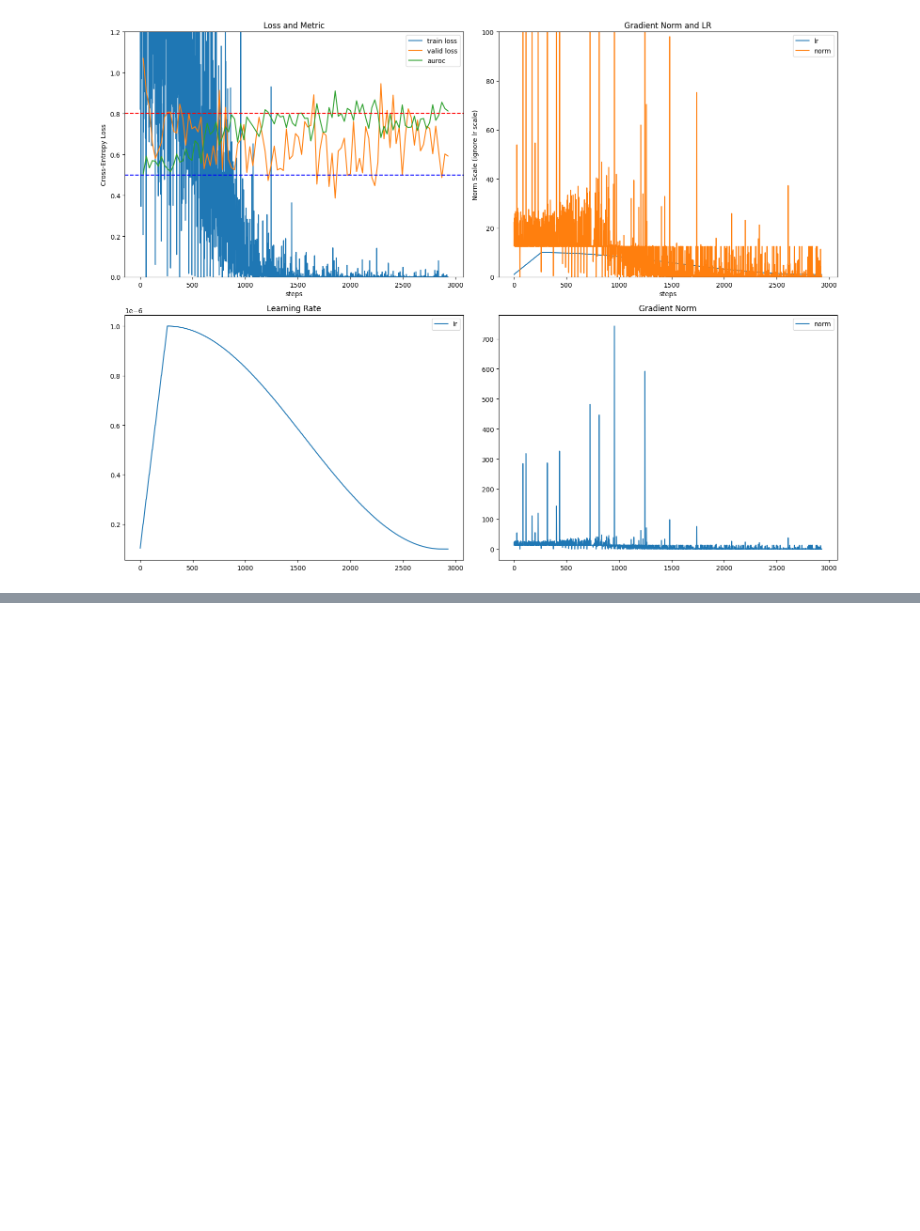
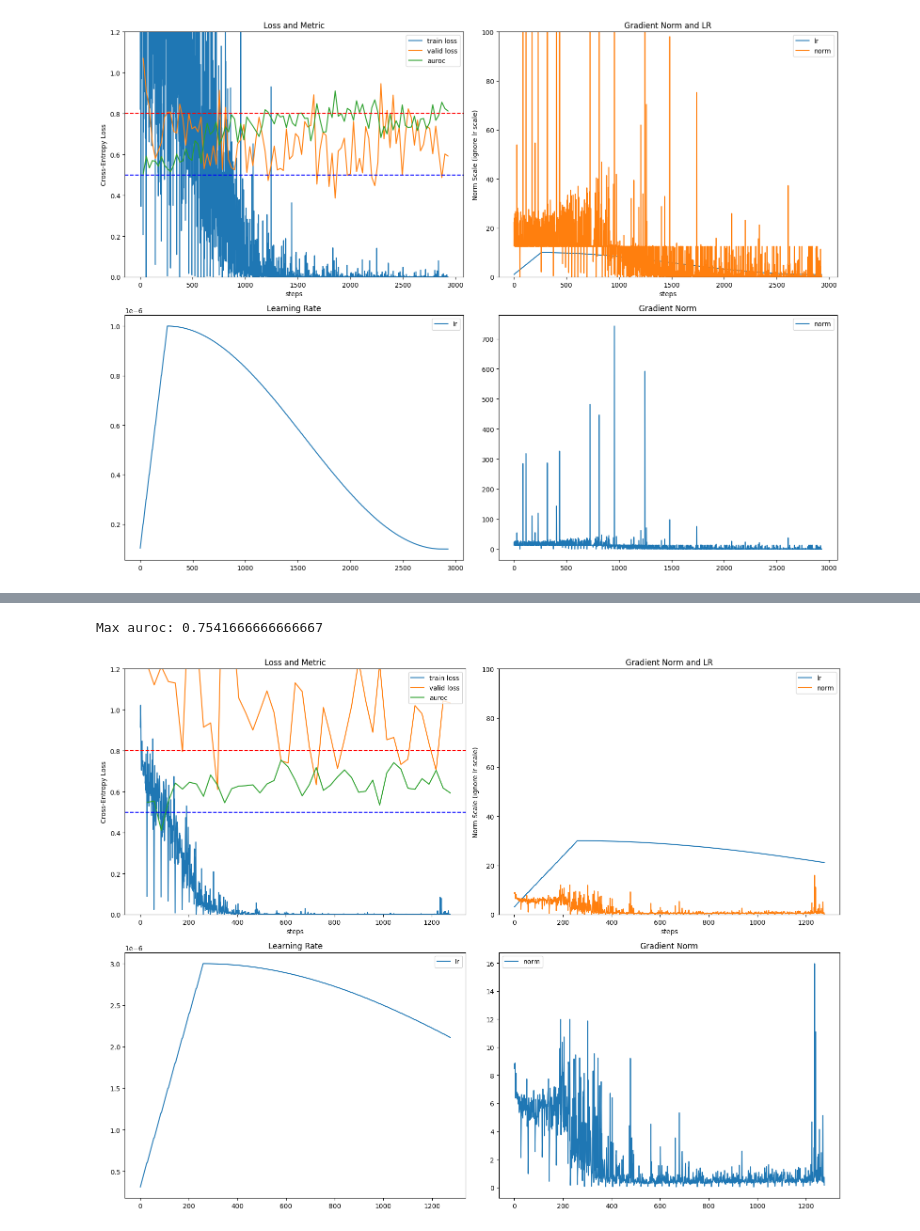
Before and after one commit to kimdj98/onj_, a Jupyter notebook: visualize4.ipynb, the cells around one changed output, grey strips where cells are left out. Drawn from its saved outputs; the diff is of its cells as text; code cells hidden in the pictures; blank space fills up the shorter version.

```diff
--- a/visualize4.ipynb
+++ b/visualize4.ipynb
@@ -141,0 +152,5 @@ Max auroc: 0.9104166666666668
+# %%
+plot_log("2025-03-05_17-37-23_gpu_7_n_embed_256_n_layer_2_expansion_4_lr_3e-06_debug_False_n_head_8_n_class_1_width_2d_1024_width_3d_512_lambda1_0.0_lambda2_1.0_epochs_100_batch_1_grad_accum_steps_16_grad_clip_10000_grad_threshold_60_eps_1e-06_resume_None")
+# %% [output]
+Max auroc: 0.7541666666666667
+[figure, added]
```
Also changed, not shown: parts of 4 cells of this notebook, 34 other files.
